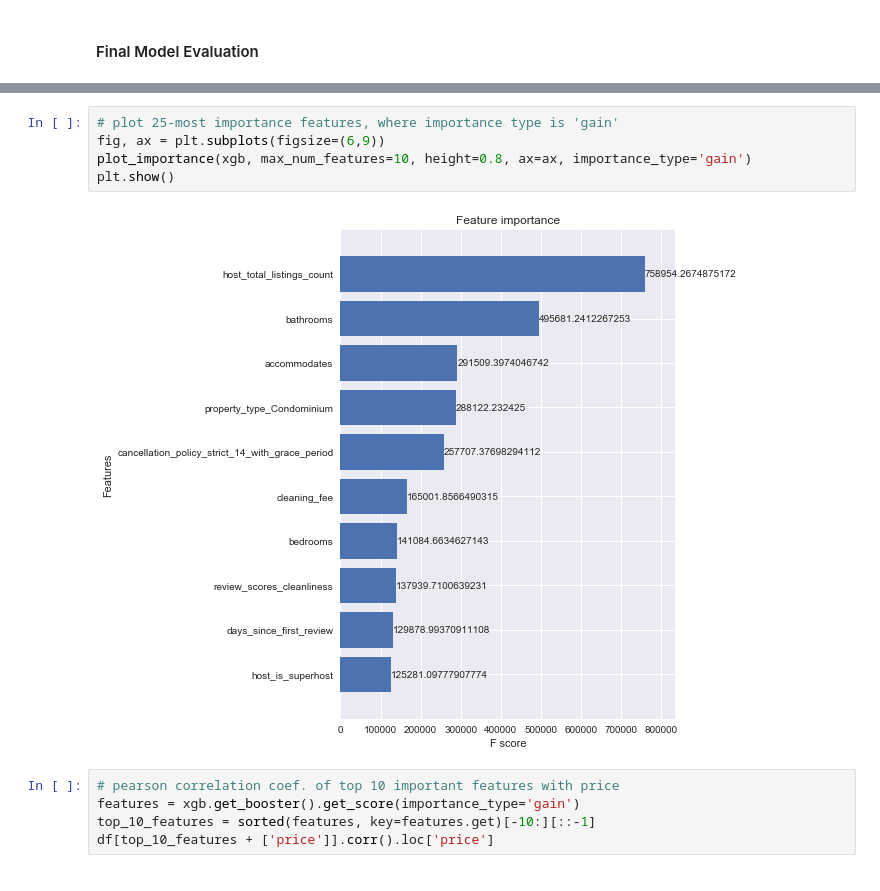
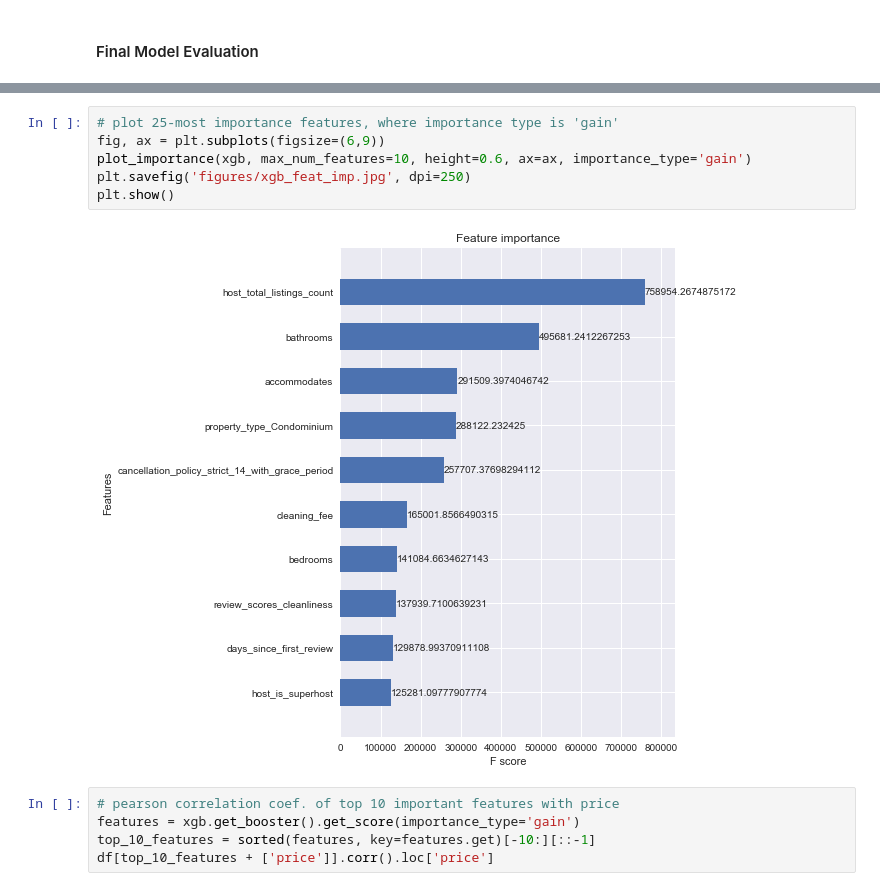
Before and after one commit to dtaylor072/nashville_airbnb, a Jupyter notebook: modeling.ipynb, the cells around one changed output, grey strips where cells are left out. Cells and saved outputs as stored; diff of their text form.

```diff
--- a/modeling.ipynb
+++ b/modeling.ipynb
@@ -476,10 +483,11 @@ plt.show()
 # %%
 # plot 25-most importance features, where importance type is 'gain'
 fig, ax = plt.subplots(figsize=(6,9))
-plot_importance(xgb, max_num_features=10, height=0.8, ax=ax, importance_type='gain')
+plot_importance(xgb, max_num_features=10, height=0.6, ax=ax, importance_type='gain')
+plt.savefig('figures/xgb_feat_imp.jpg', dpi=250)
 plt.show()
 # %% [output]
-[figure, old version]
+[figure, new version]
 # %%
 # pearson correlation coef. of top 10 important features with price
 features = xgb.get_booster().get_score(importance_type='gain')
```
Also changed, not shown: parts of 8 cells of this notebook, 8 other files.
